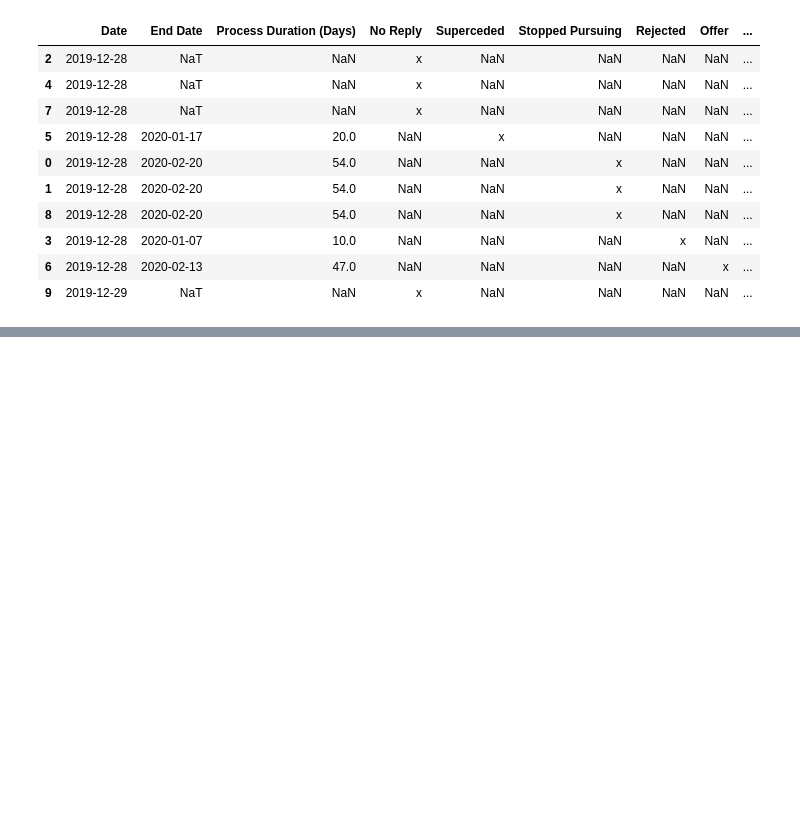
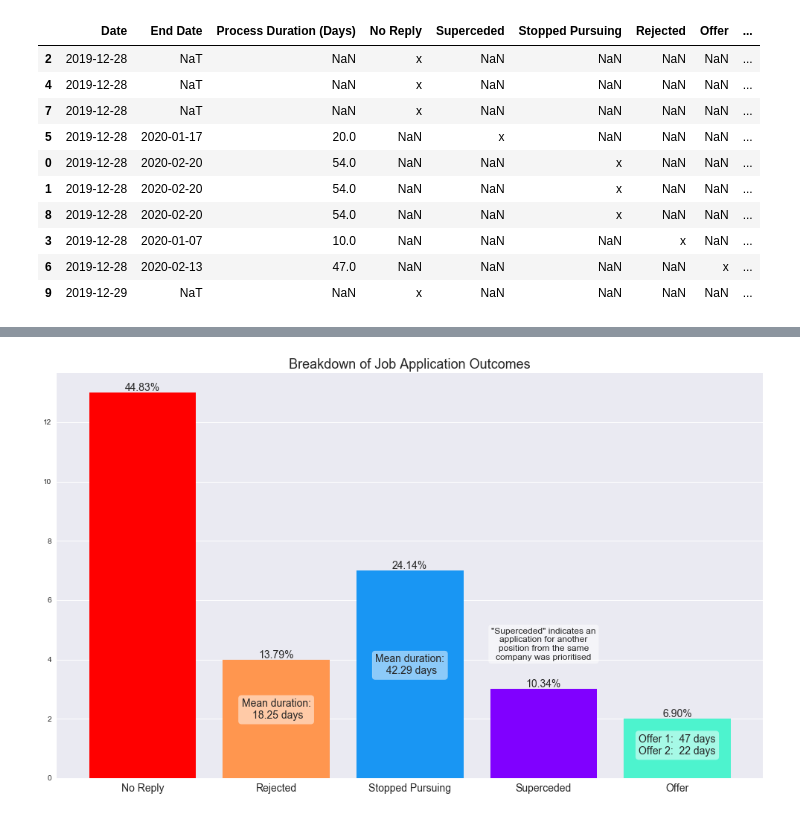
Before and after one commit to tanth1996/Job-Hunt-Visualisation, a Jupyter notebook: Job Hunt Visualisation.ipynb, the cells around one changed output, grey strips where cells are left out. Cells and saved outputs as stored; diff of their text form; code cells hidden in the pictures; blank space fills up the shorter version.

```diff
--- a/Job Hunt Visualisation.ipynb
+++ b/Job Hunt Visualisation.ipynb
@@ -157,0 +224,27 @@ dtype: int64
+# %%
+fig, ax = plt.subplots(1, 1, figsize=(17,10))
+
+ax.bar(outcome_counts.keys(), outcome_counts, color=cmap(color_index_seq))
+
+for patch in ax.patches:
+    width, height = patch.get_width(), patch.get_height()
+    x, y = patch.get_xy()
+    ax.annotate(f'{height/applications_total*100:3.2f}%',
+                (x + .5*width, y + height + 0.05),
+                ha='center', fontsize=14)
+
+props = dict(boxstyle='round', facecolor='white', alpha=0.5)
+ax.text(1, 2, f'Mean duration:\n {reject_mean_duration:.2f} days', ha='center', fontsize=14, bbox=props)
+ax.text(2, 3.5, f'Mean duration:\n {stop_mean_duration:.2f} days', ha='center', fontsize=14, bbox=props)
+ax.text(3, 4, f'"Superceded" indicates an\napplication for another\nposition from the same\ncompany was prioritised',
+        ha='center', fontsize=12, bbox=props)
+ax.text(4, 0.8, f'Offer 1:  {int(offer_durations.iloc[0])} days\
+\nOffer 2:  {int(offer_durations.iloc[1])} days', ha='center', fontsize=14, bbox=props)
+
+plt.setp(ax.xaxis.get_majorticklabels(), fontsize=14)
+ax.set_title('Breakdown of Job Application Outcomes', fontsize=18)
+ax.grid(axis='y')
+
+plt.show()
+# %% [output]
+[figure, added]
```
Also changed, not shown: parts of 8 cells of this notebook.
